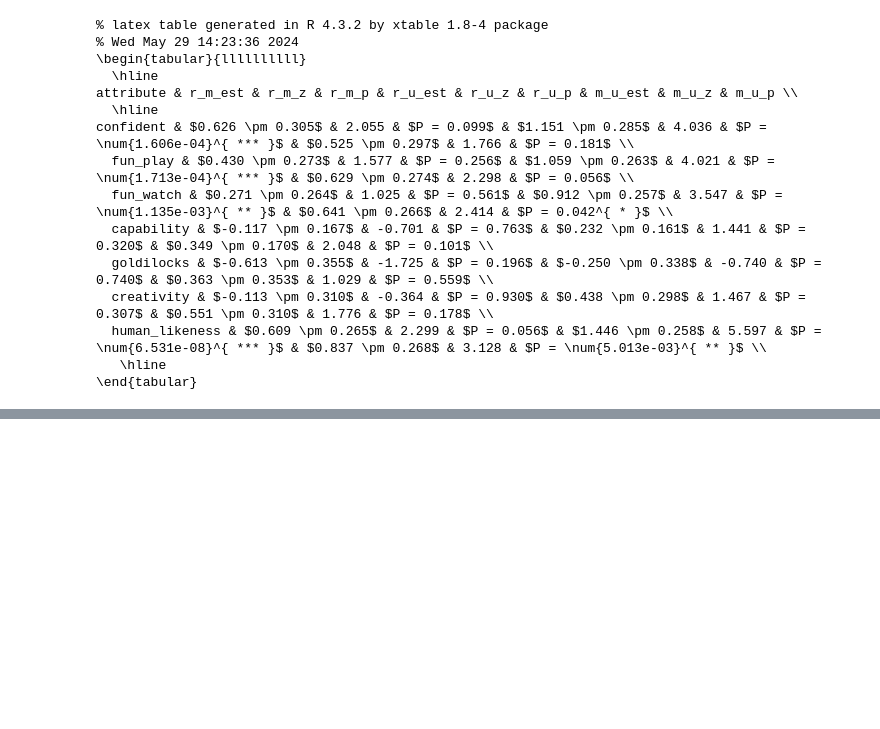
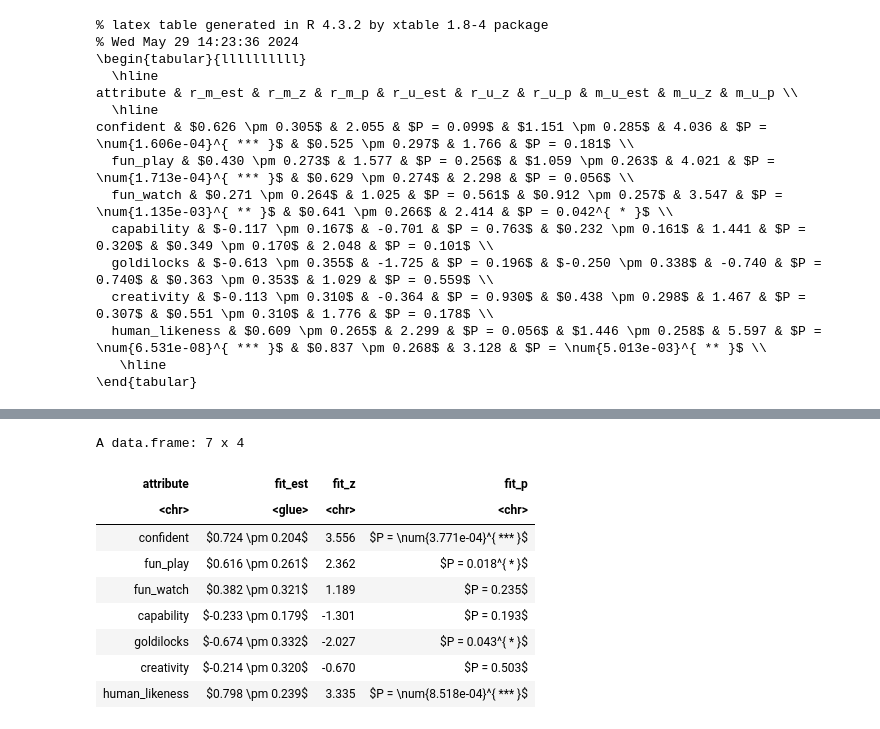
Before and after one commit to guydav/goals-as-reward-producing-programs, a Jupyter notebook: reproduction_notebooks/human_evaluations_mixed_models.ipynb, the cells around one changed output, grey strips where cells are left out. Saved outputs shown, nothing was run; the diff lists cells and outputs as text; code cells hidden in the pictures; blank space fills up the shorter version.

```diff
--- a/reproduction_notebooks/human_evaluations_mixed_models.ipynb
+++ b/reproduction_notebooks/human_evaluations_mixed_models.ipynb
@@ -631,0 +607,70 @@ confident & $0.626 \pm 0.305$ & 2.055 & $P = 0.099$ & $1.151 \pm 0.285$ & 4.036
+# %%
+truncate_p_values <- FALSE
+sig_figs <- 3
+
+unmatched_only_results_table <- data.frame(
+    attribute = character(),
+    aic = numeric(),
+    fit_est = numeric(),
+    fit_z = numeric(),
+    fit_p = numeric()
+)
+
+
+for (name in names(unmatched_only_model_list)) {
+    model <- unmatched_only_model_list[[name]]
+    s <- summary(model)
+    table_row <- data.frame(
+        attribute = name,
+        fit_est = glue("${formatC(s$coefficients[5, 1], digits = sig_figs, format = 'f')} \\pm {formatC(s$coefficients[5, 2], digits = sig_figs, format = 'f')}$"),  # s$coefficients[5, 1],
+        fit_z = formatC(s$coefficients[5, 3], digits = sig_figs, format = 'f'),
+        fit_p = s$coefficients[5, 4]
+    )
+    unmatched_only_results_table <- rbind(unmatched_only_results_table, table_row)
+}
+
+
+
+# Iterate through the columns
+
+col <- "fit_p"
+# Iterate through the cells
+for (i in seq_len(nrow(unmatched_only_results_table))) {
+    # Get the current value
+    value <- as.double(unmatched_only_results_table[i, col])
+    # Modify the value based on the conditions
+    if (truncate_p_values && value < 10^-5) {
+        unmatched_only_results_table[i, col] <- "$P < \\num{1e-5}^{ *** }$"
+    } else if (truncate_p_values && value < 10^-3) {
+        unmatched_only_results_table[i, col] <- "$P < \\num{1e-3}^{ *** }$"
+    } else {
+        use_scientific <- value < 0.01
+        v <- formatC(value, digits = sig_figs, format = ifelse(use_scientific, "e", "f"))
+        if (use_scientific) {
+            v <- glue("\\num{{{v}}}")
+        }
+        stars <- ifelse(value < 0.001, "***",
+            ifelse(value < 0.01, "**", ifelse(value < 0.05, "*", ""))
+        )
+        if (stars != "") {
+            unmatched_only_results_table[i, col] <- glue("$P = {v}^{{ {stars} }}$")
+        } else {
+            unmatched_only_results_table[i, col] <- glue("$P = {v}$")
+        }
+    }
+}
+
+
+
+unmatched_only_results_table
+# %% [output]
+A data.frame: 7 x 4
+| attribute | fit_est | fit_z | fit_p |
+| <chr> | <glue> | <chr> | <chr> |
+| confident | $0.724 \pm 0.204$ | 3.556 | $P = \num{3.771e-04}^{ *** }$ |
+| fun_play | $0.616 \pm 0.261$ | 2.362 | $P = 0.018^{ * }$ |
+| fun_watch | $0.382 \pm 0.321$ | 1.189 | $P = 0.235$ |
+| capability | $-0.233 \pm 0.179$ | -1.301 | $P = 0.193$ |
+| goldilocks | $-0.674 \pm 0.332$ | -2.027 | $P = 0.043^{ * }$ |
+| creativity | $-0.214 \pm 0.320$ | -0.670 | $P = 0.503$ |
+| human_likeness | $0.798 \pm 0.239$ | 3.335 | $P = \num{8.518e-04}^{ *** }$ |
```
Also changed, not shown: parts of 21 cells of this notebook, 13 other files.
